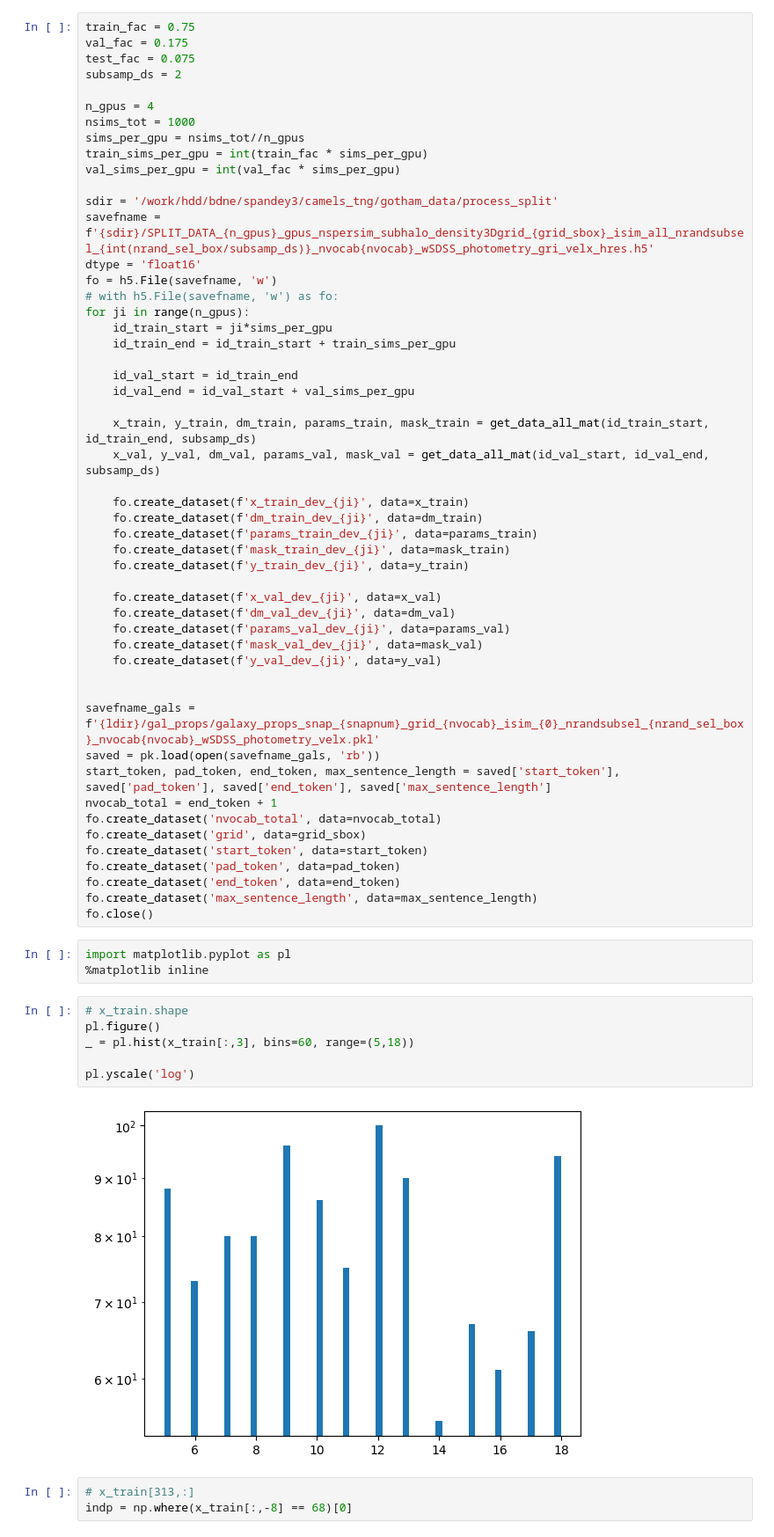
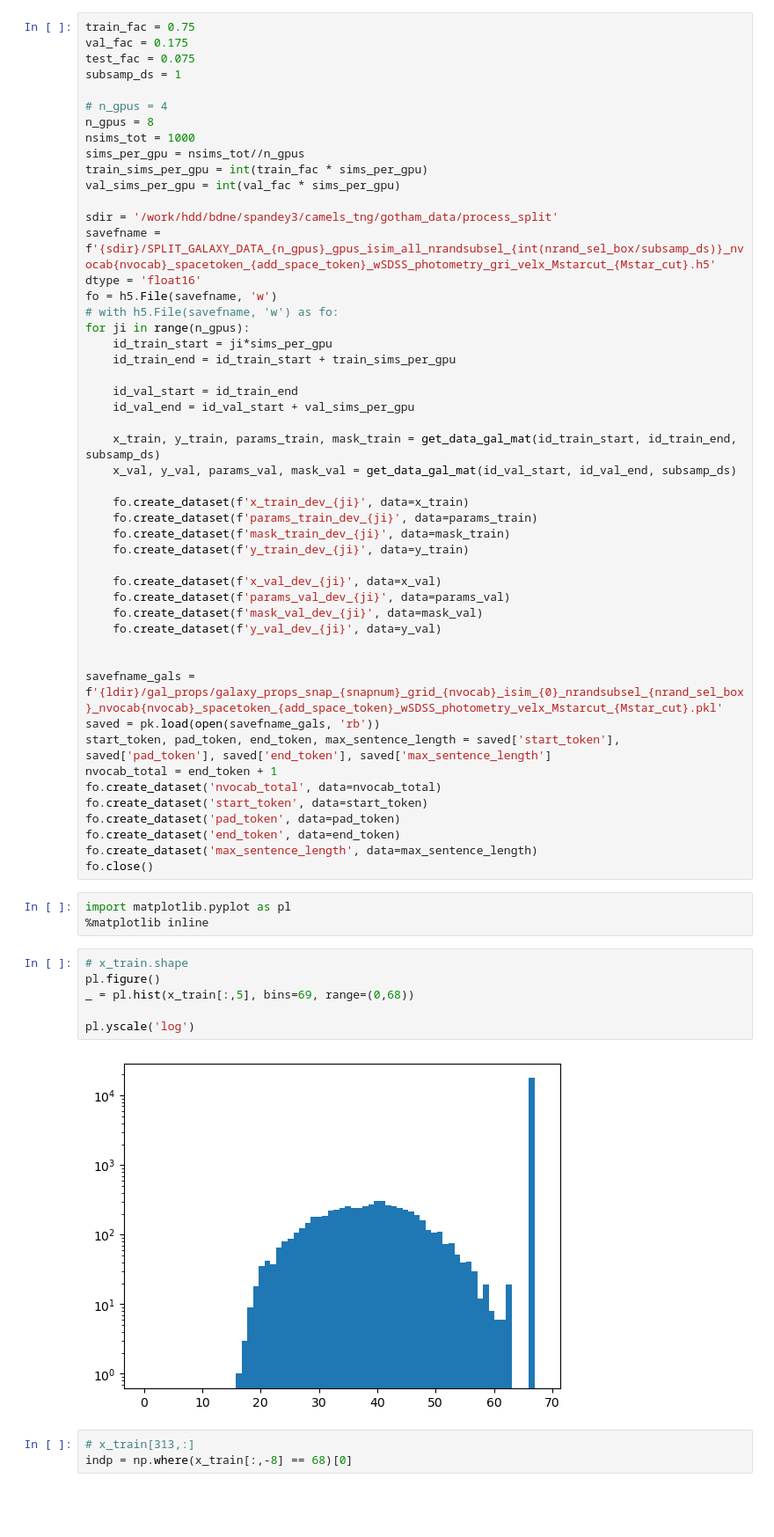
Before and after one commit to shivampcosmo/GOTHAM, a Jupyter notebook: prep_data/split_data_Ngpus.ipynb, the cells around one changed output. Shown: that part at 88% size. Saved outputs shown, nothing was run; the diff lists cells and outputs as text; blank space fills up the shorter version.

```diff
--- a/prep_data/split_data_Ngpus.ipynb
+++ b/prep_data/split_data_Ngpus.ipynb
@@ -68,16 +165,17 @@ def get_data_all_mat(isim_start, isim_end, subsamp_ds):
 train_fac = 0.75
 val_fac = 0.175
 test_fac = 0.075
-subsamp_ds = 2
+subsamp_ds = 1
 
-n_gpus = 4
+# n_gpus = 4
+n_gpus = 8
 nsims_tot = 1000
 sims_per_gpu = nsims_tot//n_gpus
 train_sims_per_gpu = int(train_fac * sims_per_gpu)
 val_sims_per_gpu = int(val_fac * sims_per_gpu)
 
 sdir = '/work/hdd/bdne/spandey3/camels_tng/gotham_data/process_split'
-savefname = f'{sdir}/SPLIT_DATA_{n_gpus}_gpus_nspersim_subhalo_density3Dgrid_{grid_sbox}_isim_all_nrandsubsel_{int(nrand_sel_box/subsamp_ds)}_nvocab{nvocab}_wSDSS_photometry_gri_velx_hres.h5'
+savefname = f'{sdir}/SPLIT_GALAXY_DATA_{n_gpus}_gpus_isim_all_nrandsubsel_{int(nrand_sel_box/subsamp_ds)}_nvocab{nvocab}_spacetoken_{add_space_token}_wSDSS_photometry_gri_velx_Mstarcut_{Mstar_cut}.h5'
 dtype = 'float16'
 fo = h5.File(savefname, 'w')
 # with h5.File(savefname, 'w') as fo:
@@ -88,28 +186,25 @@ for ji in range(n_gpus):
     id_val_start = id_train_end
     id_val_end = id_val_start + val_sims_per_gpu
 
-    x_train, y_train, dm_train, params_train, mask_train = get_data_all_mat(id_train_start, id_train_end, subsamp_ds)
-    x_val, y_val, dm_val, params_val, mask_val = get_data_all_mat(id_val_start, id_val_end, subsamp_ds)
+    x_train, y_train, params_train, mask_train = get_data_gal_mat(id_train_start, id_train_end, subsamp_ds)
+    x_val, y_val, params_val, mask_val = get_data_gal_mat(id_val_start, id_val_end, subsamp_ds)
 
     fo.create_dataset(f'x_train_dev_{ji}', data=x_train)
-    fo.create_dataset(f'dm_train_dev_{ji}', data=dm_train)
     fo.create_dataset(f'params_train_dev_{ji}', data=params_train)
     fo.create_dataset(f'mask_train_dev_{ji}', data=mask_train)
     fo.create_dataset(f'y_train_dev_{ji}', data=y_train)
 
     fo.create_dataset(f'x_val_dev_{ji}', data=x_val)
-    fo.create_dataset(f'dm_val_dev_{ji}', data=dm_val)
     fo.create_dataset(f'params_val_dev_{ji}', data=params_val)
     fo.create_dataset(f'mask_val_dev_{ji}', data=mask_val)
     fo.create_dataset(f'y_val_dev_{ji}', data=y_val)
 
 
-savefname_gals = f'{ldir}/gal_props/galaxy_props_snap_{snapnum}_grid_{nvocab}_isim_{0}_nrandsubsel_{nrand_sel_box}_nvocab{nvocab}_wSDSS_photometry_velx.pkl'
+savefname_gals = f'{ldir}/gal_props/galaxy_props_snap_{snapnum}_grid_{nvocab}_isim_{0}_nrandsubsel_{nrand_sel_box}_nvocab{nvocab}_spacetoken_{add_space_token}_wSDSS_photometry_velx_Mstarcut_{Mstar_cut}.pkl'
 saved = pk.load(open(savefname_gals, 'rb'))
 start_token, pad_token, end_token, max_sentence_length = saved['start_token'], saved['pad_token'], saved['end_token'], saved['max_sentence_length']
 nvocab_total = end_token + 1
 fo.create_dataset('nvocab_total', data=nvocab_total)
-fo.create_dataset('grid', data=grid_sbox)
 fo.create_dataset('start_token', data=start_token)
 fo.create_dataset('pad_token', data=pad_token)
 fo.create_dataset('end_token', data=end_token)
@@ -121,11 +216,11 @@ import matplotlib.pyplot as pl
 # %%
 # x_train.shape
 pl.figure()
-_ = pl.hist(x_train[:,3], bins=60, range=(5,18))
+_ = pl.hist(x_train[:,5], bins=69, range=(0,68))
 
 pl.yscale('log')
 # %% [output]
-[figure, old version]
+[figure, new version]
 # %%
 # x_train[313,:]
 indp = np.where(x_train[:,-8] == 68)[0]
```
Also changed, not shown: parts of 4 cells of this notebook, 16 other files.
